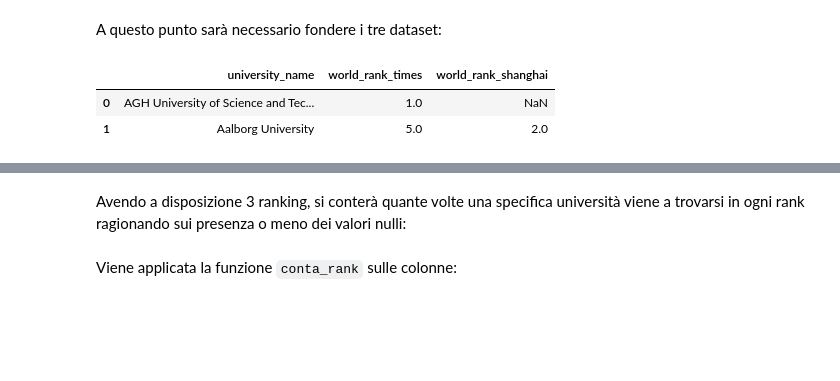
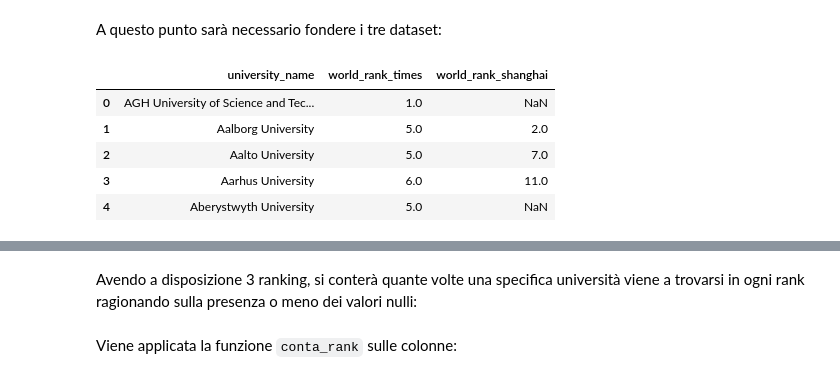
Before and after one commit to alessandro-maccario/Foundations_of_Computer_Science_Project_Group_37_, a Jupyter notebook: Progetto_finale.ipynb, the cells around one changed output, grey strips where cells are left out. Saved outputs shown, nothing was run; the diff lists cells and outputs as text; code cells hidden in the pictures; blank space fills up the shorter version.

```diff
--- a/Progetto_finale.ipynb
+++ b/Progetto_finale.ipynb
@@ -576,11 +596,14 @@ cwur_group_rank = cwur_db.groupby('institution', as_index=False).count()[['insti
 A questo punto sarà necessario fondere i tre dataset:
 # %%
 t_s_fusion_intermezzo = pd.merge(times_group_rank, shanghai_group_rank, on='university_name', suffixes=('_times', '_shanghai'), how='outer')
-t_s_fusion_intermezzo.head(2)
+t_s_fusion_intermezzo.head()
 # %% [output]
 |  | university_name | world_rank_times | world_rank_shanghai |
 | 0 | AGH University of Science and Tec... | 1.0 | NaN |
 | 1 | Aalborg University | 5.0 | 2.0 |
+| 2 | Aalto University | 5.0 | 7.0 |
+| 3 | Aarhus University | 6.0 | 11.0 |
+| 4 | Aberystwyth University | 5.0 | NaN |
 # %%
 t_s_c_fusion_finale = pd.merge(t_s_fusion_intermezzo, cwur_group_rank, left_on='university_name', right_on='institution', how='outer')
 t_s_c_fusion_finale.head()
@@ -592,7 +615,7 @@ t_s_c_fusion_finale.head()
 | 3 | Aarhus University | 6.0 | 11.0 | Aarhus University | 2.0 |
 | 4 | Aberystwyth University | 5.0 | NaN | Aberystwyth University | 2.0 |
 # %% [markdown]
-Avendo a disposizione 3 ranking, si conterà quante volte una specifica università viene a trovarsi in ogni rank ragionando sui presenza o meno dei valori nulli:
+Avendo a disposizione 3 ranking, si conterà quante volte una specifica università viene a trovarsi in ogni rank ragionando sulla presenza o meno dei valori nulli:
 # %%
 def conta_rank(col):
     cont_tot = 3
```
Also changed, not shown: parts of 21 cells of this notebook.
